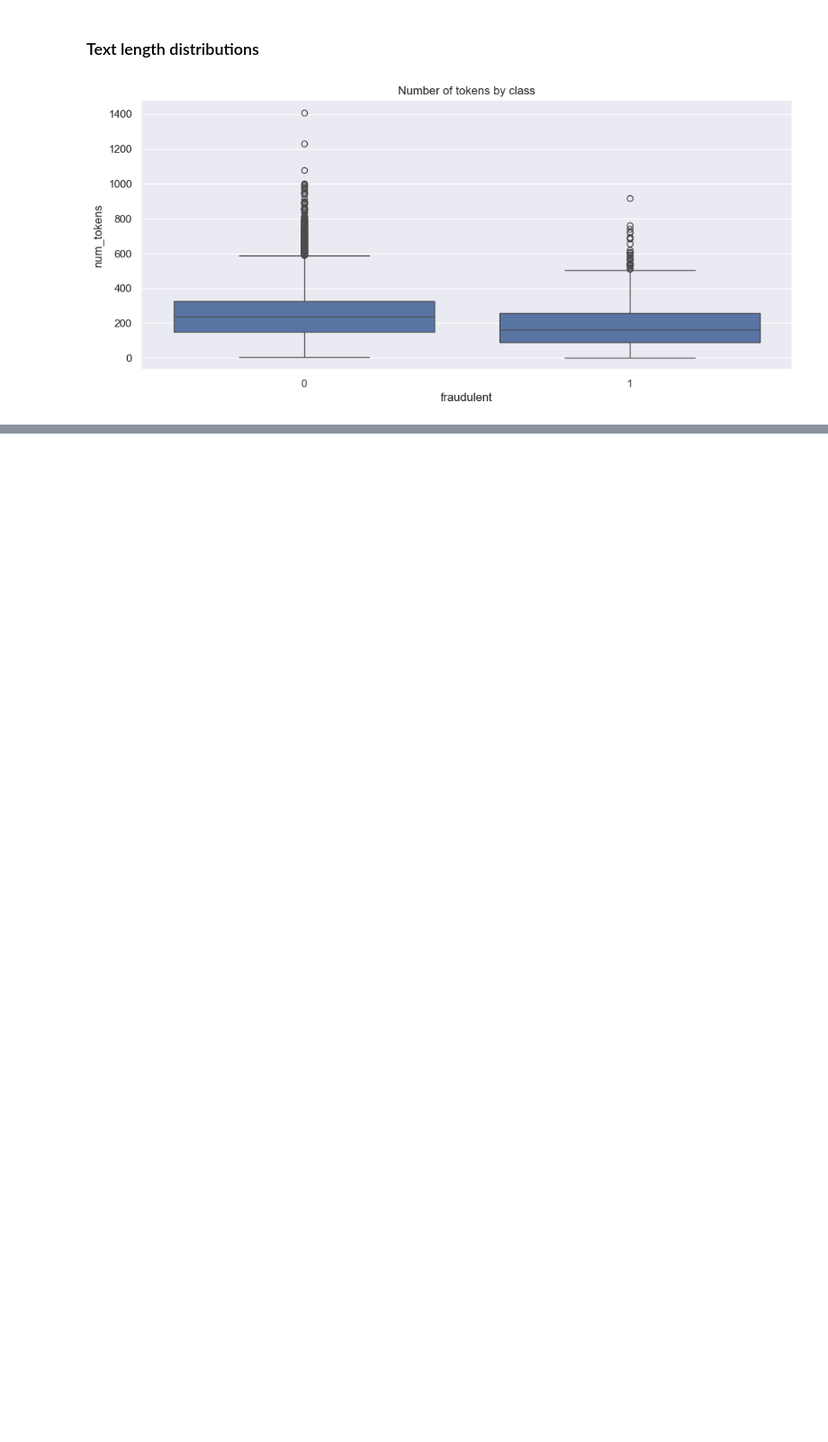
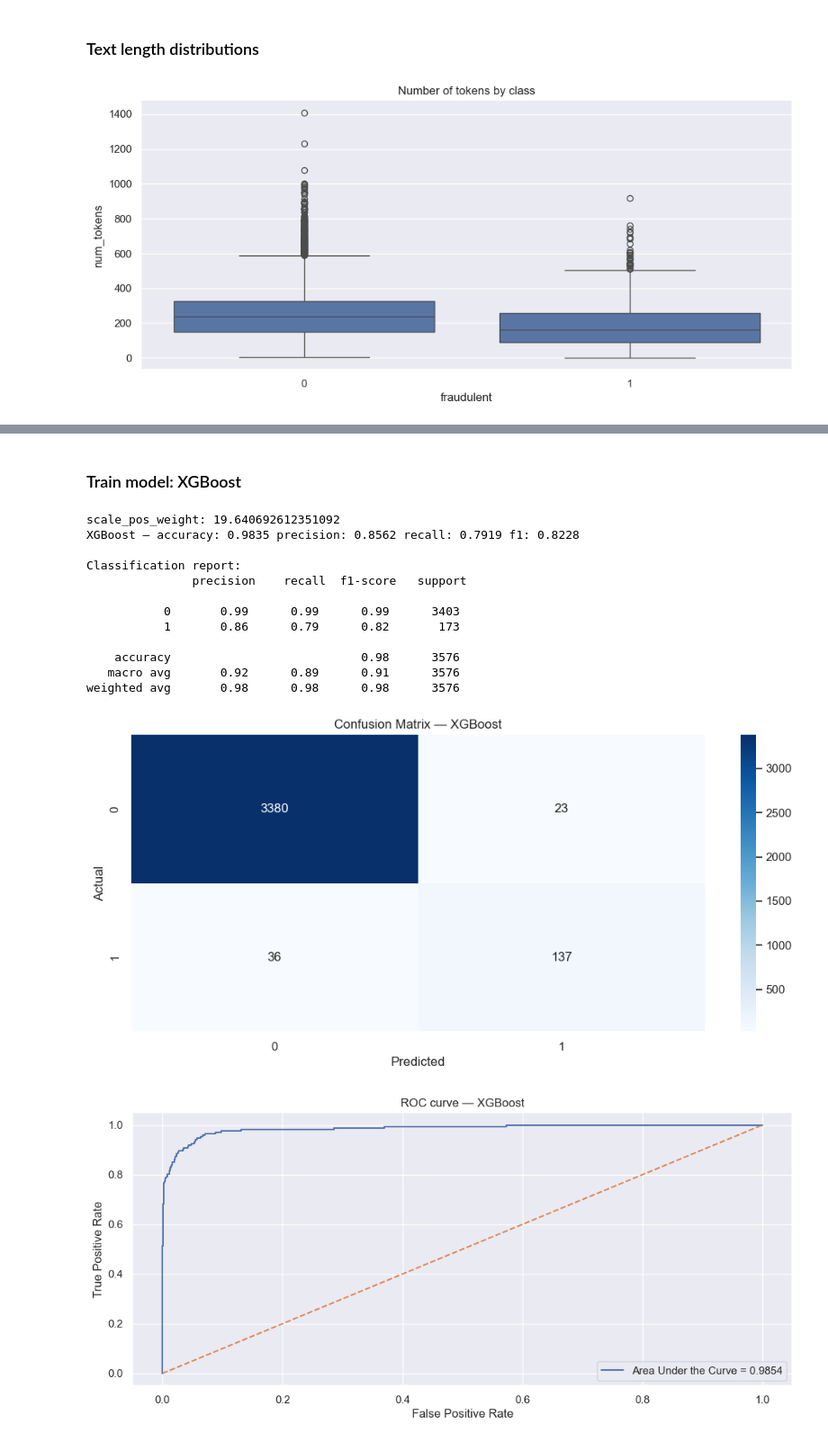
Before and after one commit to VijayRakkaiah/Fake_Job_Postings_Detector, a Jupyter notebook: Fake_Job_Postings_Detector.ipynb, the cells around one changed output, grey strips where cells are left out. Shown at 90% size. Saved outputs shown, nothing was run; the diff lists cells and outputs as text; code cells hidden in the pictures; blank space fills up the shorter version.

```diff
--- a/Fake_Job_Postings_Detector.ipynb
+++ b/Fake_Job_Postings_Detector.ipynb
@@ -345,0 +474,30 @@ plt.show()
+# %% [markdown]
+### Train model: XGBoost
+# %%
+# Compute scale_pos_weight (number of negative / positive samples)
+neg = (y_train == 0).sum()
+pos = (y_train == 1).sum()
+scale_pos_weight = neg / (pos + 1e-6)
+print('scale_pos_weight:', scale_pos_weight)
+
+xgb_clf = xgb.XGBClassifier(use_label_encoder=False, eval_metric='logloss', n_estimators=100, max_depth=6,
+                            scale_pos_weight=scale_pos_weight, random_state=42)
+
+xgb_clf.fit(X_train, y_train)
+
+evaluate_model(xgb_clf, X_test, y_test, model_name='XGBoost')
+# %% [output]
+scale_pos_weight: 19.640692612351092
+XGBoost — accuracy: 0.9835 precision: 0.8562 recall: 0.7919 f1: 0.8228
+
+Classification report:
+               precision    recall  f1-score   support
+
+           0       0.99      0.99      0.99      3403
+           1       0.86      0.79      0.82       173
+
+    accuracy                           0.98      3576
+   macro avg       0.92      0.89      0.91      3576
+weighted avg       0.98      0.98      0.98      3576
+[figure, added]
+[figure, added]
```
Also changed, not shown: parts of 25 cells of this notebook, 7 other files.
